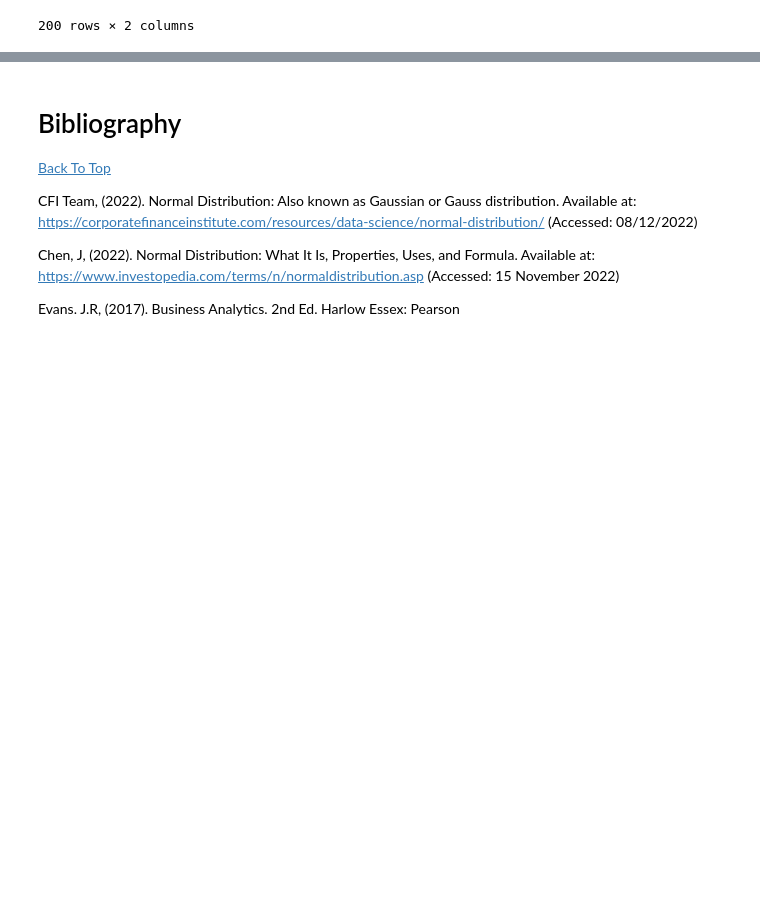
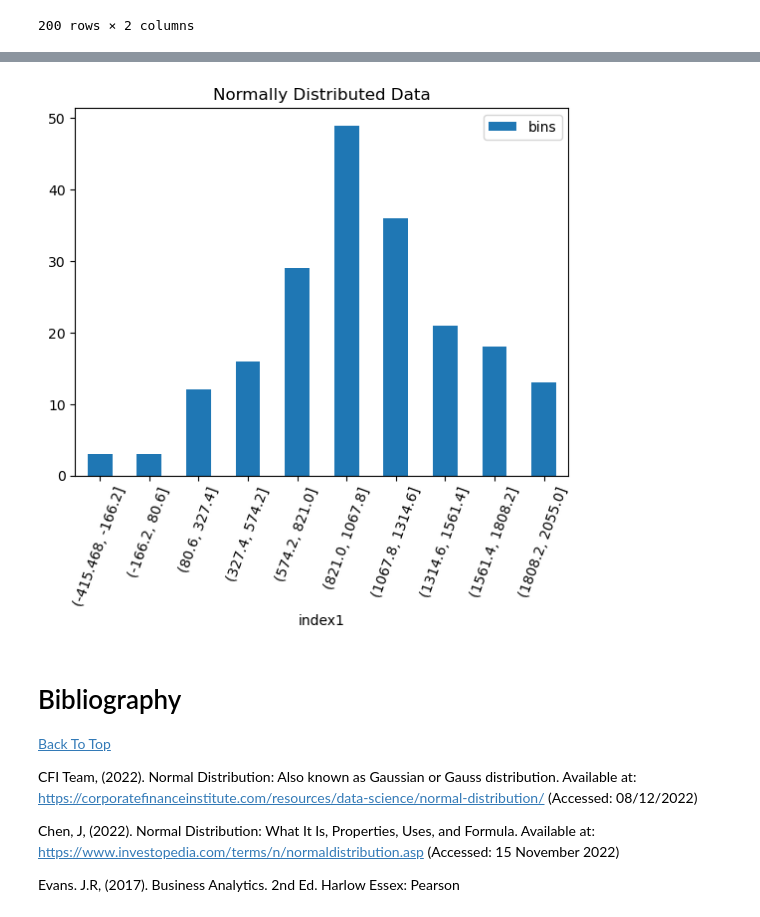
Before and after one commit to elainetynan/funddata-assessment, a Jupyter notebook: normalDistribution/NormalDistribution.ipynb, the cells around one changed output, grey strips where cells are left out. Drawn from its saved outputs; the diff is of its cells as text; code cells hidden in the pictures; blank space fills up the shorter version.

```diff
--- a/normalDistribution/NormalDistribution.ipynb
+++ b/normalDistribution/NormalDistribution.ipynb
@@ -129,0 +155,5 @@ bins.plot.bar(rot=15, title="Normal Distribution!!!");
+# %%
+# Convert the series to a dataframe
+df2 = bins.to_frame()
+df2['index1'] = df2.index
+df2
@@ -129,0 +172,4 @@ bins.plot.bar(rot=15, title="Normal Distribution!!!");
+# %%
+# Sort the values again, by the bins/buckets
+df2_sorted = df2.sort_values(by=['index1'])
+df2_sorted
@@ -130,3 +188,8 @@ bins.plot.bar(rot=15, title="Normal Distribution!!!");
+# %%
+# plot the data (Should be normally distributed)
+df2_sorted.plot.bar(x="index1", y="bins", rot=70, title="Normally Distributed Data");
+# %% [output]
+[figure, added]
 # %% [markdown]
 # Bibliography
 
```
Also changed, not shown: parts of 12 cells of this notebook, 1 other file.
